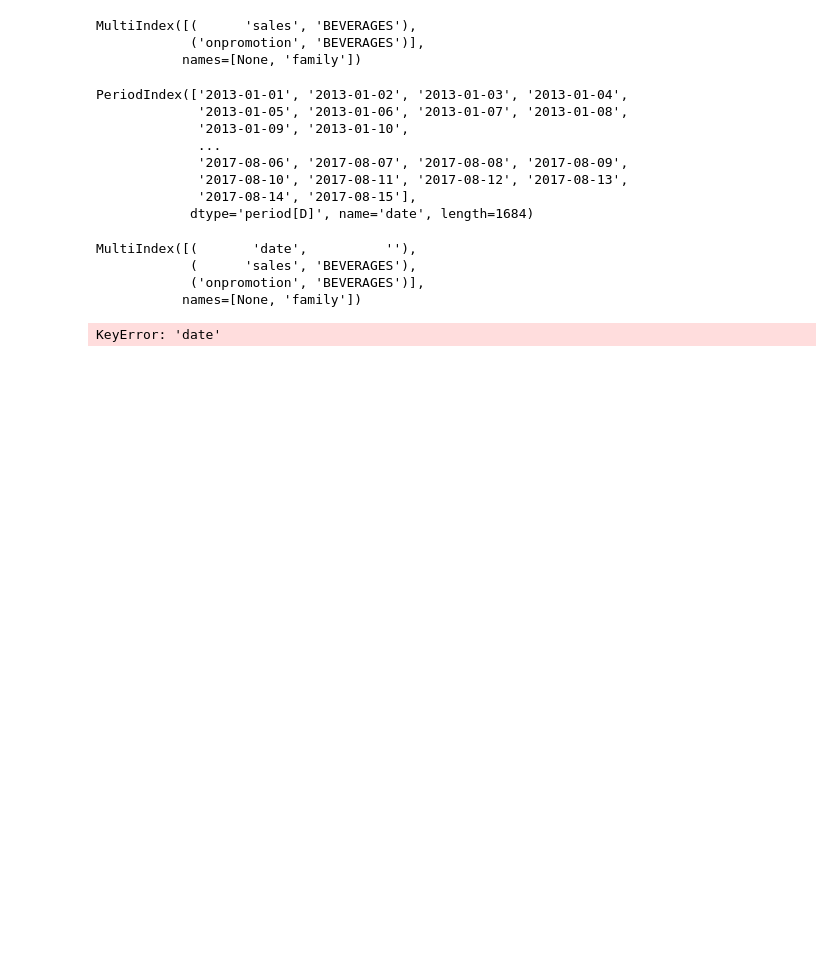
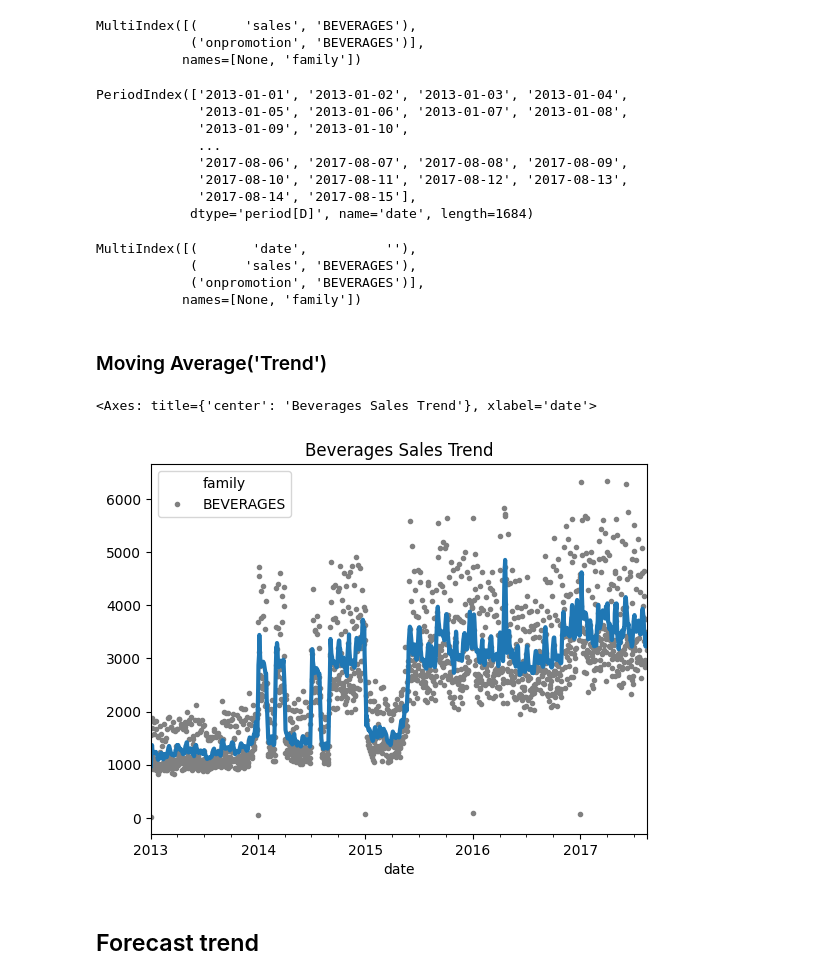
Before and after one commit to InspectorGoole/Sales-Demand-Forecast, a Jupyter notebook: sales_fore.ipynb, the cells around one changed output. Cells and saved outputs as stored; diff of their text form; code cells hidden in the pictures; blank space fills up the shorter version.

```diff
--- a/sales_fore.ipynb
+++ b/sales_fore.ipynb
@@ -250,8 +267,3 @@ MultiIndex([(       'date',          ''),
             (      'sales', 'BEVERAGES'),
             ('onpromotion', 'BEVERAGES')],
            names=[None, 'family'])
-# %%
-beverages_sales['date'] = pd.to_datetime(beverages_sales['date'], format='%Y-%m-%d')
-beverages_sales = beverages_sales.asfreq('D')
-# %% [output]
-KeyError: 'date'
@@ -265,0 +270,11 @@ plt.show()
+# %% [markdown]
+### Moving Average('Trend')
+# %%
+trend = beverages_sales['sales'].rolling(window=7, center=True, min_periods=4).mean() # calculate the trend
+ax = beverages_sales['sales'].plot(style='.', color='0.5') # plot the data
+trend.plot(ax=ax, linewidth=3, title='Beverages Sales Trend', legend=False) # plot the trend
+# %% [output]
+<Axes: title={'center': 'Beverages Sales Trend'}, xlabel='date'>
+[figure, added]
+# %% [markdown]
+## Forecast trend
```
Also changed, not shown: parts of 23 cells of this notebook.
